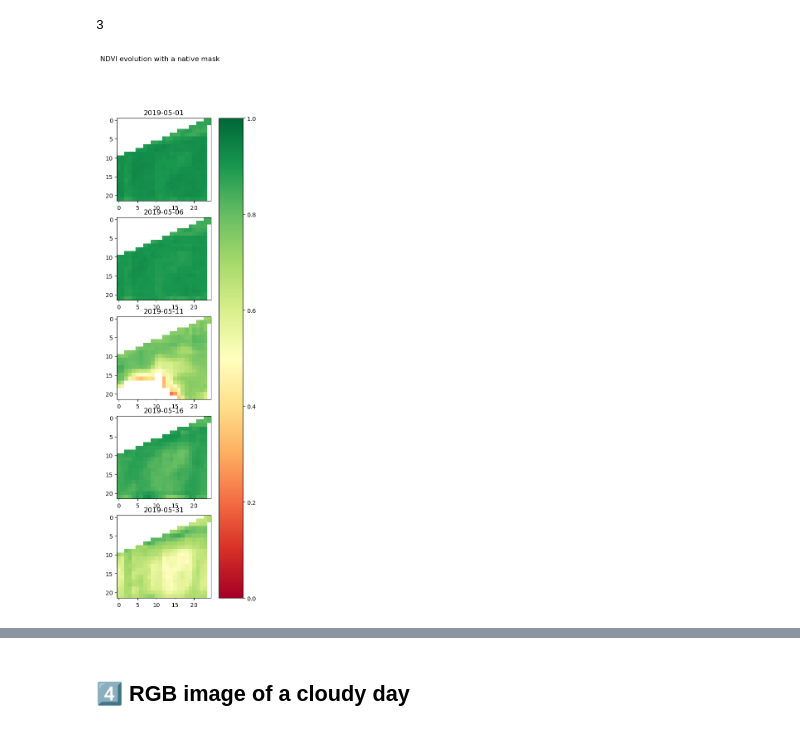
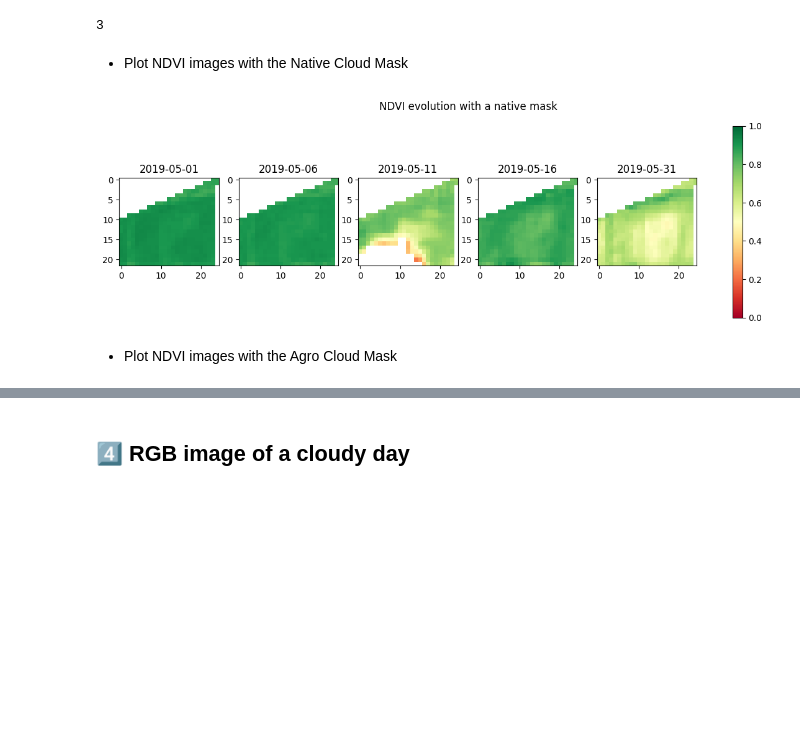
Before and after one commit to earthdaily/reflectance-datacube-processor, a Jupyter notebook: notebooks/datacube-cloud_mask.ipynb, the cells around one changed output, grey strips where cells are left out. Cells and saved outputs as stored; diff of their text form; code cells hidden in the pictures; blank space fills up the shorter version.

Commit message:
Clean notebooks and add function in utils
Adding the function open_cube_azure in utils.py.

```diff
--- a/notebooks/datacube-cloud_mask.ipynb
+++ b/notebooks/datacube-cloud_mask.ipynb
@@ -49,3 +29,7 @@ cube_native= xr.open_zarr(store=store, consolidated=True)
+# %%
+# Load datacube with the Native Cloud Mask
+image_native = '2019-04-01_2019-06-30_entity_native_cloud_sentinel-2-l2a_datacube.zarr'
+cube_native= open_cube_azure(image_native)
 # %% [markdown]
 ## 3️⃣ Plot the NDVI rasters by dates for the native cloud mask and the agro cloud mask
 # %%
@@ -69,22 +53,23 @@ for date,cube_date in cube_ACM.groupby('time'):
 print(len(NDTIs_ACM))
 # %% [output]
 3
+# %% [markdown]
+- Plot NDVI images with the Native Cloud Mask
 # %%
-import matplotlib as mpl
-
-
-fig, axes = plt.subplots(nrows=5, ncols=1,figsize=(5, 15))
+fig, axes = plt.subplots(nrows=1, ncols=5,figsize=(15, 4))
 fig.suptitle('NDVI evolution with a native mask')
 i=0
 for ax in axes.flat:
     ax.set_title(str(dates_native[i])[0:10])
     im = ax.imshow(NDTIs_native[i],vmin=0.0,vmax=1,cmap='RdYlGn')
     i+=1
 
 cax,kw = mpl.colorbar.make_axes([ax for ax in axes.flat])
 plt.colorbar(im, cax=cax, fraction=0.046, pad=0.04)
 
 plt.show()
 # %% [output]
-[figure, old version]
+[figure, new version]
+# %% [markdown]
+- Plot NDVI images with the Agro Cloud Mask
 # %%
```
Also changed, not shown: parts of 11 cells of this notebook, 4 other files.
